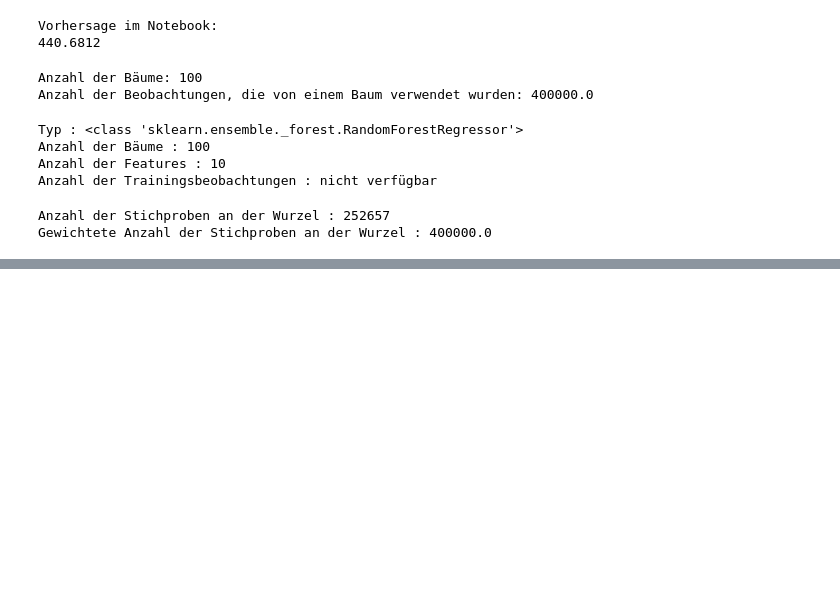
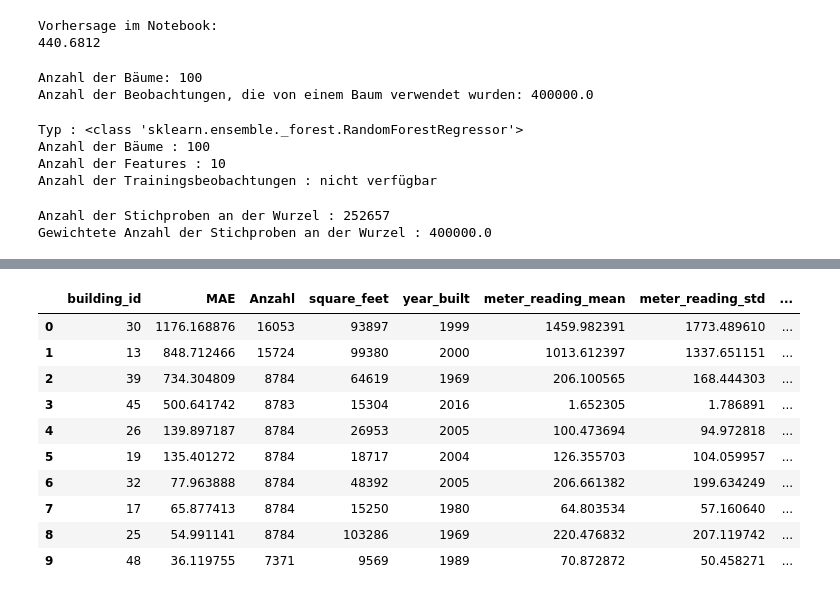
Before and after one commit to Dian026/ASHRAE-Energy-Analysis, a Jupyter notebook: 04_Machine_Learning/ml_model.ipynb, the cells around one changed output, grey strips where cells are left out. Drawn from its saved outputs; the diff is of its cells as text; code cells hidden in the pictures; blank space fills up the shorter version.

```diff
--- a/04_Machine_Learning/ml_model.ipynb
+++ b/04_Machine_Learning/ml_model.ipynb
@@ -1596,0 +1892,14 @@ Gewichtete Anzahl der Stichproben an der Wurzel : 400000.0
+# %%
+# =================================================================
+# 13 – Analyse der Gebäudeergebnisse
+# Zweck: Identifikation von Gebäuden mit hoher Modellabweichung
+# =================================================================
+
+building_results_sorted = building_results.sort_values(
+    by="MAE",
+    ascending=False
+)
+
+print("Testgebäude nach MAE sortiert:")
+
+display(building_results_sorted)
@@ -1596,0 +1919,38 @@ Gewichtete Anzahl der Stichproben an der Wurzel : 400000.0
+# %%
+# =================================================================
+# 14 – Analyse der Gebäudemerkmale
+# Zweck: Vergleich der Eigenschaften der Testgebäude
+# =================================================================
+
+building_features = (
+    df_group[df_group["building_id"].isin(groups_test)]
+    .groupby("building_id")
+    .agg(
+        square_feet=("square_feet", "first"),
+        year_built=("year_built", "first"),
+        meter_reading_mean=("meter_reading", "mean"),
+        meter_reading_std=("meter_reading", "std"),
+        observations=("meter_reading", "count")
+    )
+    .reset_index()
+)
+
+building_analysis = building_results_sorted.merge(
+    building_features,
+    on="building_id",
+    how="left"
+)
+
+display(building_analysis)
+# %% [output]
+|  | building_id | MAE | Anzahl | square_feet | year_built | meter_reading_mean | meter_reading_std | ... |
+| 0 | 30 | 1176.168876 | 16053 | 93897 | 1999 | 1459.982391 | 1773.489610 | ... |
+| 1 | 13 | 848.712466 | 15724 | 99380 | 2000 | 1013.612397 | 1337.651151 | ... |
+| 2 | 39 | 734.304809 | 8784 | 64619 | 1969 | 206.100565 | 168.444303 | ... |
+| 3 | 45 | 500.641742 | 8783 | 15304 | 2016 | 1.652305 | 1.786891 | ... |
+| 4 | 26 | 139.897187 | 8784 | 26953 | 2005 | 100.473694 | 94.972818 | ... |
+| 5 | 19 | 135.401272 | 8784 | 18717 | 2004 | 126.355703 | 104.059957 | ... |
+| 6 | 32 | 77.963888 | 8784 | 48392 | 2005 | 206.661382 | 199.634249 | ... |
+| 7 | 17 | 65.877413 | 8784 | 15250 | 1980 | 64.803534 | 57.160640 | ... |
+| 8 | 25 | 54.991141 | 8784 | 103286 | 1969 | 220.476832 | 207.119742 | ... |
+| 9 | 48 | 36.119755 | 7371 | 9569 | 1989 | 70.872872 | 50.458271 | ... |
```
Also changed, not shown: parts of 18 cells of this notebook.
